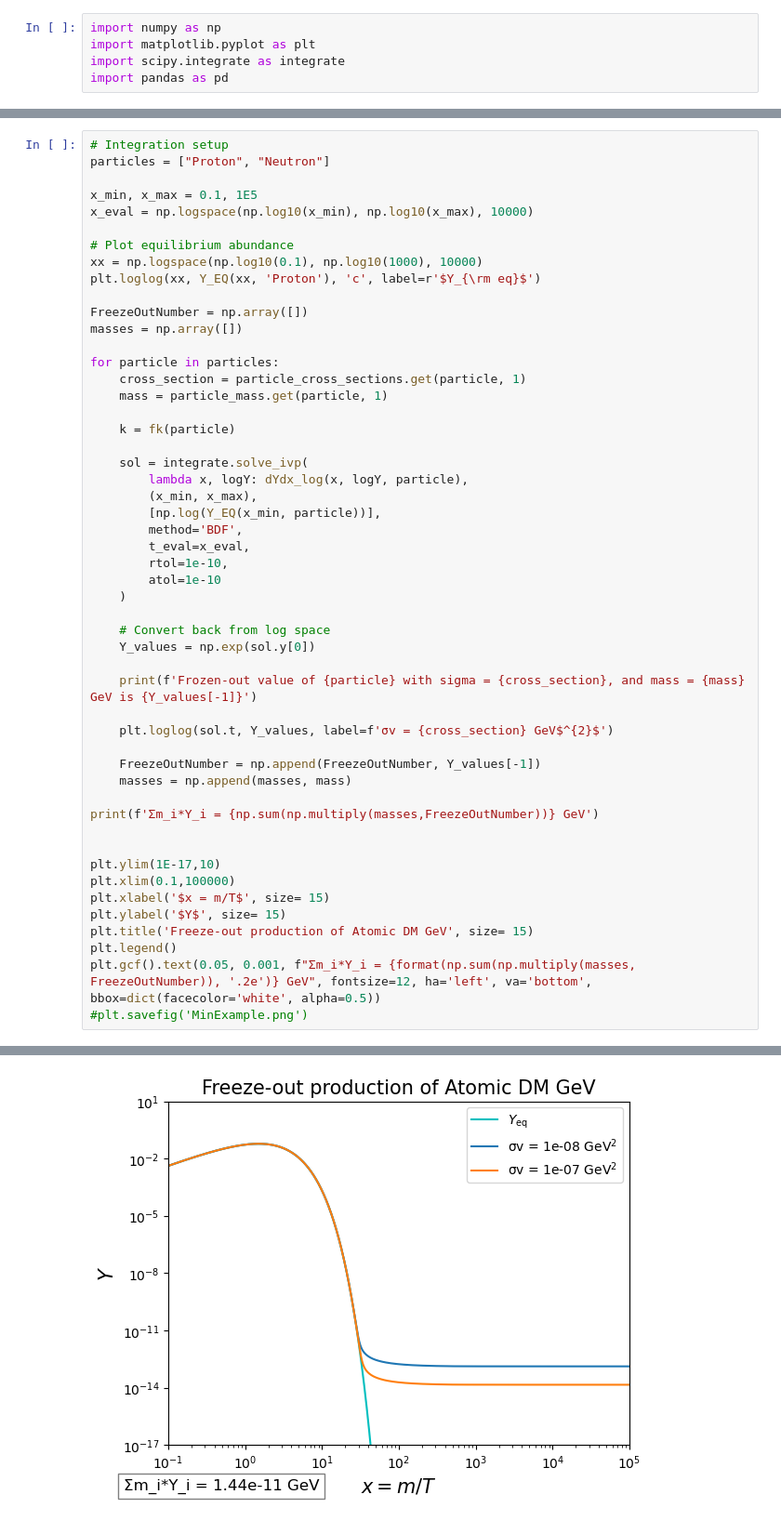
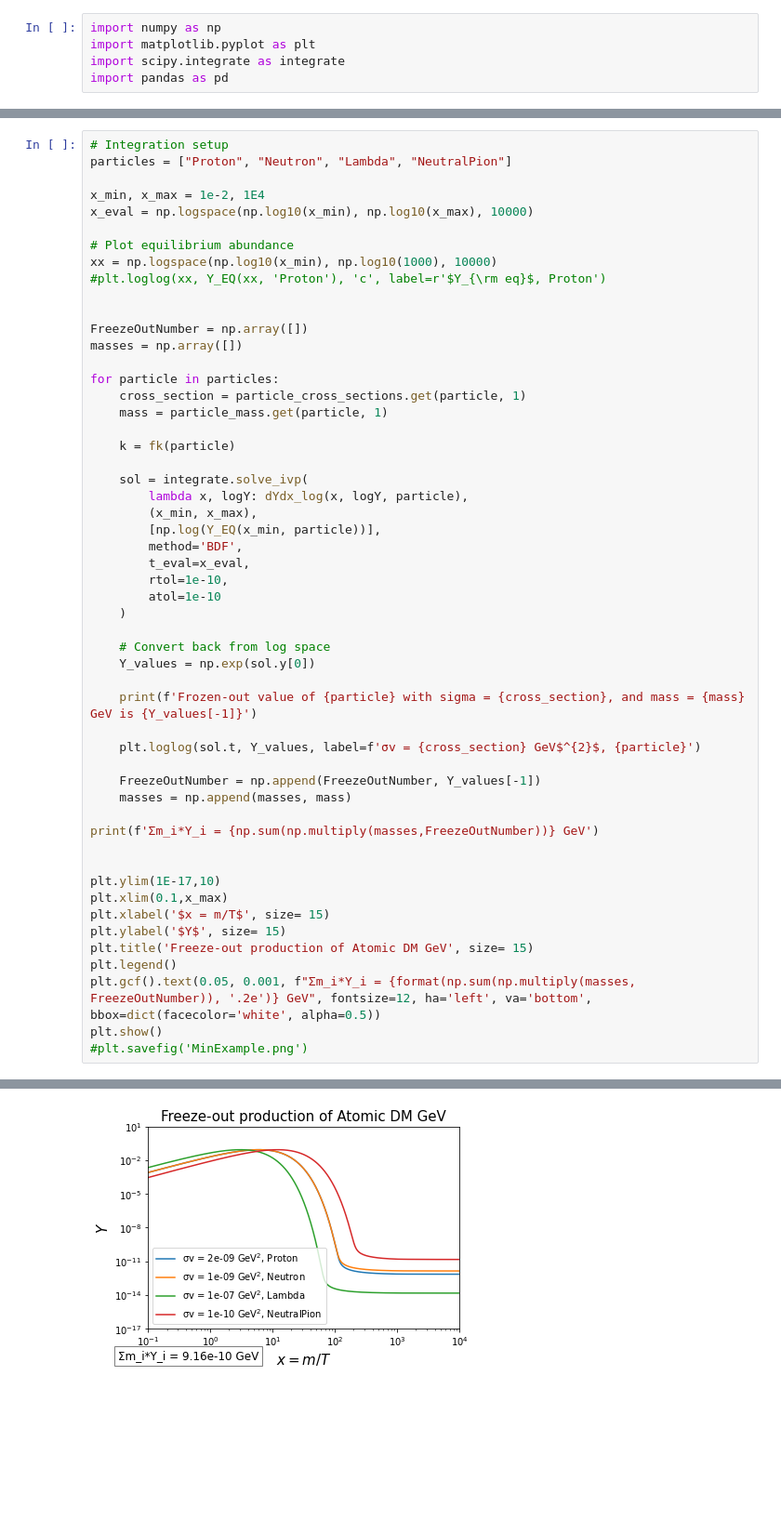
Before and after one commit to IgalPress/Thesis, a Jupyter notebook: MinimalWorkingExample.ipynb, the cells around one changed output, grey strips where cells are left out. Shown at 93% size. Drawn from its saved outputs; the diff is of its cells as text; blank space fills up the shorter version.

```diff
--- a/MinimalWorkingExample.ipynb
+++ b/MinimalWorkingExample.ipynb
@@ -66,13 +80,14 @@ def dYdx_log(x, logY, particle):
 # %%
 # Integration setup
-particles = ["Proton", "Neutron"]
+particles = ["Proton", "Neutron", "Lambda", "NeutralPion"]
 
-x_min, x_max = 0.1, 1E5
+x_min, x_max = 1e-2, 1E4
 x_eval = np.logspace(np.log10(x_min), np.log10(x_max), 10000)
 
 # Plot equilibrium abundance
-xx = np.logspace(np.log10(0.1), np.log10(1000), 10000)
-plt.loglog(xx, Y_EQ(xx, 'Proton'), 'c', label=r'$Y_{\rm eq}$')
+xx = np.logspace(np.log10(x_min), np.log10(1000), 10000)
+#plt.loglog(xx, Y_EQ(xx, 'Proton'), 'c', label=r'$Y_{\rm eq}$, Proton')
+
 
 FreezeOutNumber = np.array([])
 masses = np.array([])
@@ -98,7 +113,7 @@ for particle in particles:
 
     print(f'Frozen-out value of {particle} with sigma = {cross_section}, and mass = {mass} GeV is {Y_values[-1]}')
 
-    plt.loglog(sol.t, Y_values, label=f'σv = {cross_section} GeV$^{2}$')
+    plt.loglog(sol.t, Y_values, label=f'σv = {cross_section} GeV$^{2}$, {particle}')
 
     FreezeOutNumber = np.append(FreezeOutNumber, Y_values[-1])
     masses = np.append(masses, mass)
@@ -107,11 +122,12 @@ print(f'Σm_i*Y_i = {np.sum(np.multiply(masses,FreezeOutNumber))} GeV')
 
 
 plt.ylim(1E-17,10)
-plt.xlim(0.1,100000)
+plt.xlim(0.1,x_max)
 plt.xlabel('$x = m/T$', size= 15)
 plt.ylabel('$Y$', size= 15)
 plt.title('Freeze-out production of Atomic DM GeV', size= 15)
 plt.legend()
 plt.gcf().text(0.05, 0.001, f"Σm_i*Y_i = {format(np.sum(np.multiply(masses, FreezeOutNumber)), '.2e')} GeV", fontsize=12, ha='left', va='bottom', bbox=dict(facecolor='white', alpha=0.5))
+plt.show()
 #plt.savefig('MinExample.png')
 # %% [output]
@@ -121 +139 @@ Frozen-out value of Neutron with sigma = 1e-07, and mass = 100 GeV is 1.41202447
-[figure, old version]
+[figure, new version]
```
Also changed, not shown: parts of 4 cells of this notebook, 3 other files.
